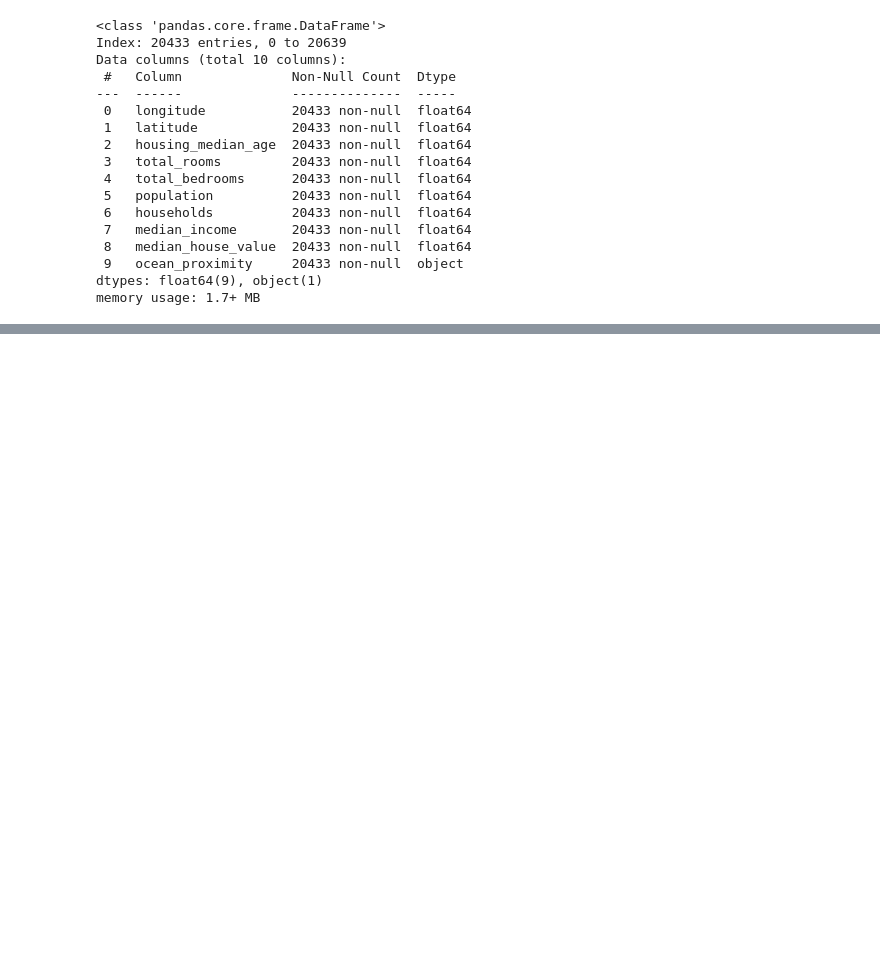
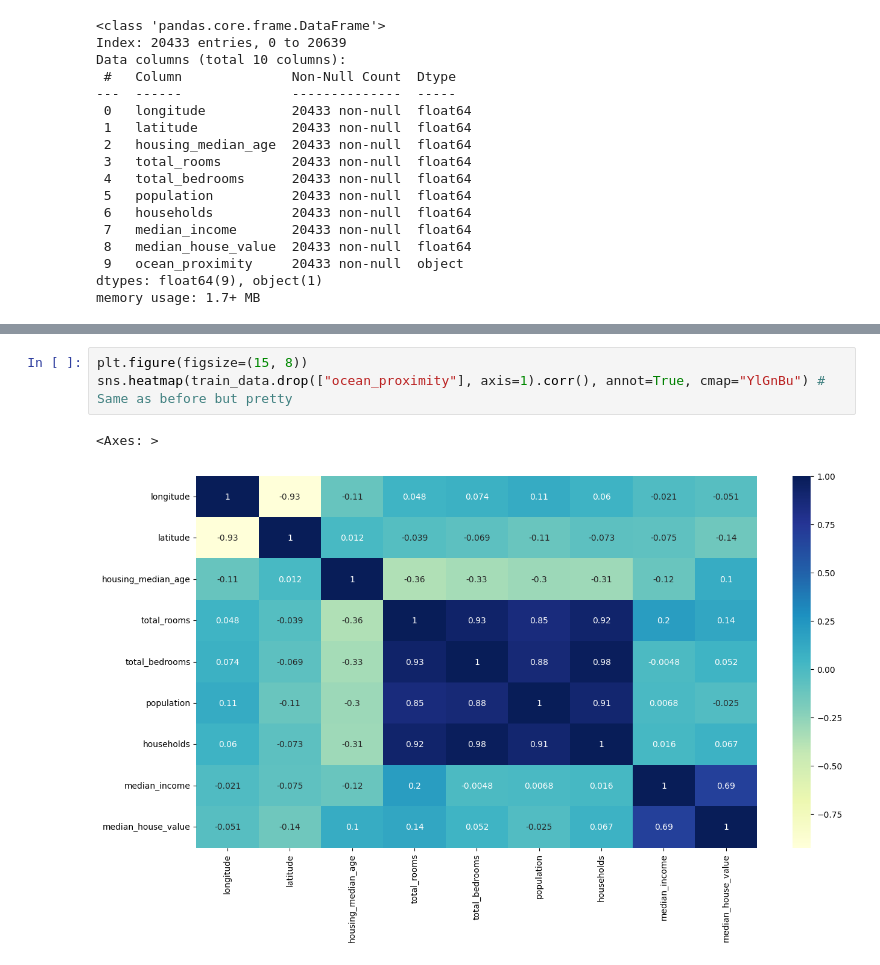
Before and after one commit to toni-the-dude/House-Price-Prediction, a Jupyter notebook: main.ipynb, the cells around one changed output, grey strips where cells are left out. Saved outputs shown, nothing was run; the diff lists cells and outputs as text; blank space fills up the shorter version.

```diff
--- a/main.ipynb
+++ b/main.ipynb
@@ -65,0 +139,6 @@ memory usage: 1.7+ MB
+# %%
+plt.figure(figsize=(15, 8))
+sns.heatmap(train_data.drop(["ocean_proximity"], axis=1).corr(), annot=True, cmap="YlGnBu") # Same as before but pretty
+# %% [output]
+<Axes: >
+[figure, added]
```
Also changed, not shown: parts of 10 cells of this notebook.
